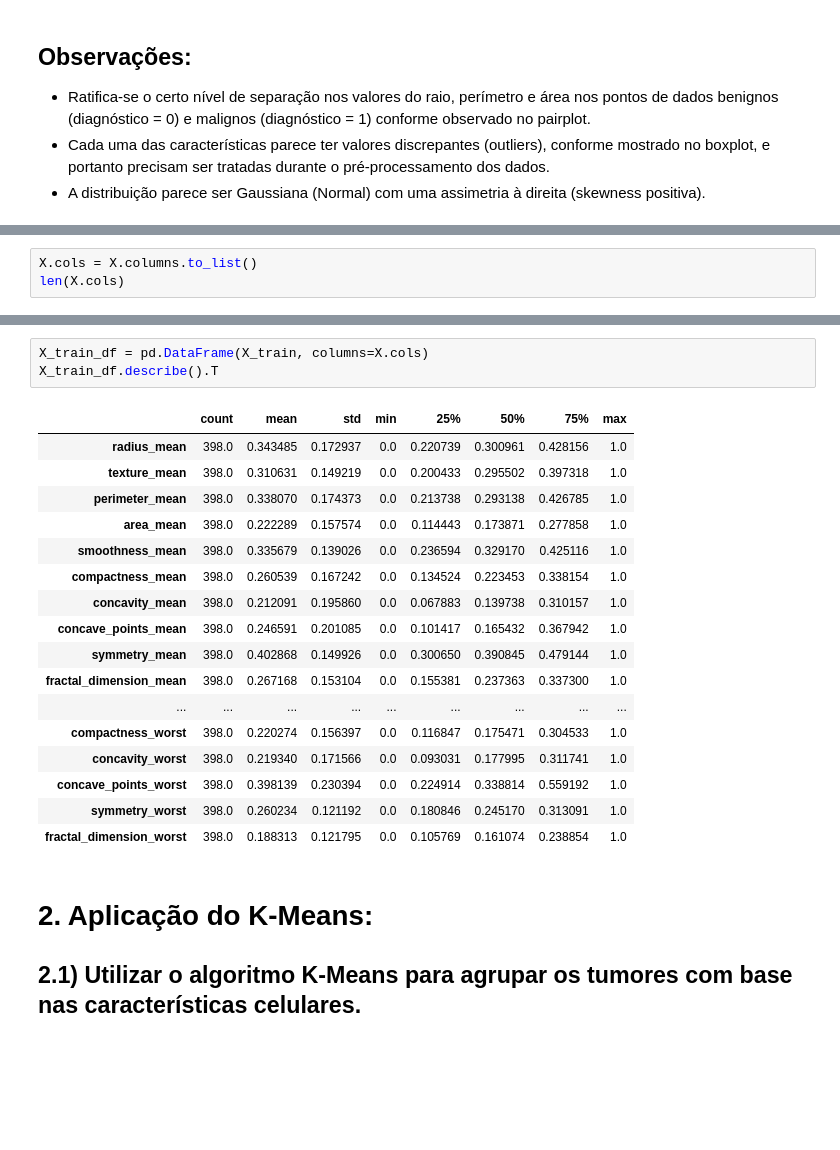
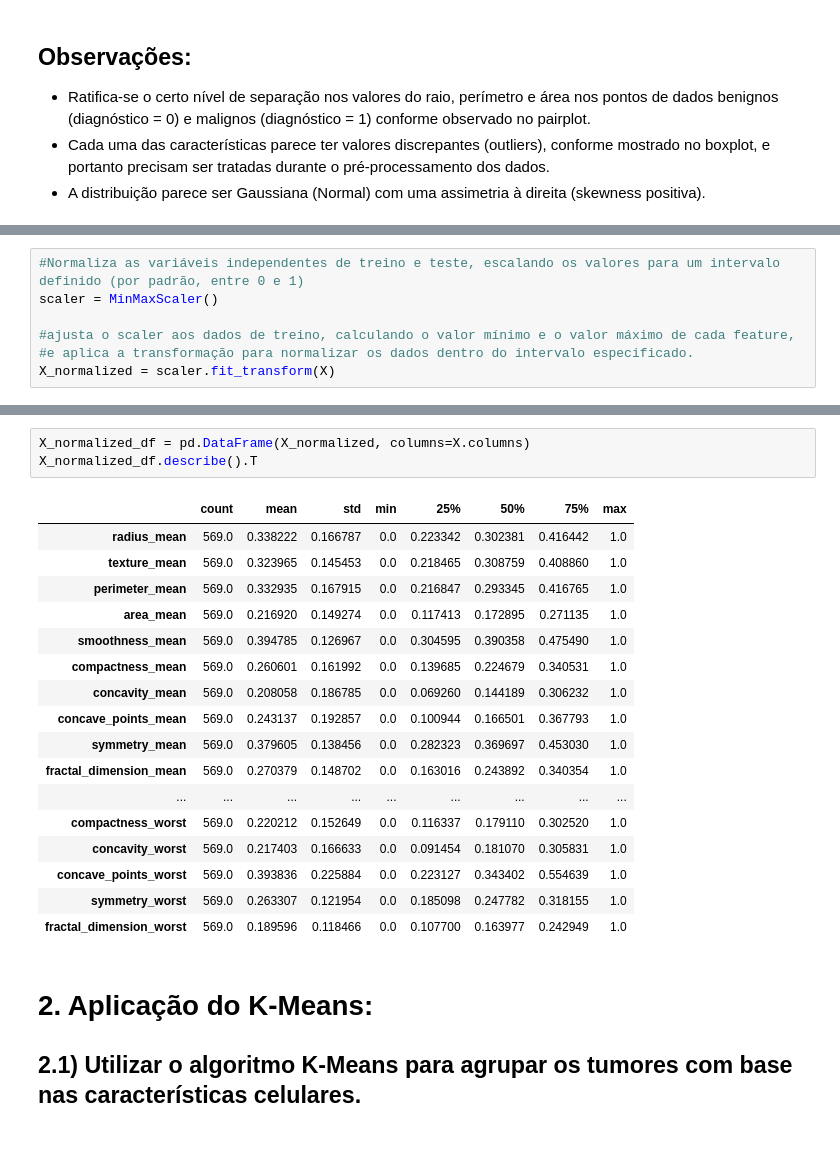
Before and after one commit to gutosantos-github/amsaude, a Jupyter notebook: 4-atividade-3/atividade_3_AM_na_saude_Augusto_Santos.ipynb, the cells around one changed output, grey strips where cells are left out. Drawn from its saved outputs; the diff is of its cells as text; blank space fills up the shorter version.

```diff
--- a/4-atividade-3/atividade_3_AM_na_saude_Augusto_Santos.ipynb
+++ b/4-atividade-3/atividade_3_AM_na_saude_Augusto_Santos.ipynb
@@ -565,3 +536,0 @@ X.shape
-# %%
-X.cols = X.columns.to_list()
-len(X.cols)
@@ -582,0 +554,7 @@ X_test=mms.transform(X_test)
+# %%
+#Normaliza as variáveis independentes de treino e teste, escalando os valores para um intervalo definido (por padrão, entre 0 e 1)
+scaler = MinMaxScaler()
+
+#ajusta o scaler aos dados de treino, calculando o valor mínimo e o valor máximo de cada feature,
+#e aplica a transformação para normalizar os dados dentro do intervalo especificado.
+X_normalized = scaler.fit_transform(X)
@@ -583,24 +579,24 @@ X_test=mms.transform(X_test)
 # %%
-X_train_df = pd.DataFrame(X_train, columns=X.cols)
-X_train_df.describe().T
+X_normalized_df = pd.DataFrame(X_normalized, columns=X.columns)
+X_normalized_df.describe().T
 # %% [output]
 |  | count | mean | std | min | 25% | 50% | 75% | max |
-| radius_mean | 398.0 | 0.343485 | 0.172937 | 0.0 | 0.220739 | 0.300961 | 0.428156 | 1.0 |
-| texture_mean | 398.0 | 0.310631 | 0.149219 | 0.0 | 0.200433 | 0.295502 | 0.397318 | 1.0 |
-| perimeter_mean | 398.0 | 0.338070 | 0.174373 | 0.0 | 0.213738 | 0.293138 | 0.426785 | 1.0 |
-| area_mean | 398.0 | 0.222289 | 0.157574 | 0.0 | 0.114443 | 0.173871 | 0.277858 | 1.0 |
-| smoothness_mean | 398.0 | 0.335679 | 0.139026 | 0.0 | 0.236594 | 0.329170 | 0.425116 | 1.0 |
-| compactness_mean | 398.0 | 0.260539 | 0.167242 | 0.0 | 0.134524 | 0.223453 | 0.338154 | 1.0 |
-| concavity_mean | 398.0 | 0.212091 | 0.195860 | 0.0 | 0.067883 | 0.139738 | 0.310157 | 1.0 |
-| concave_points_mean | 398.0 | 0.246591 | 0.201085 | 0.0 | 0.101417 | 0.165432 | 0.367942 | 1.0 |
-| symmetry_mean | 398.0 | 0.402868 | 0.149926 | 0.0 | 0.300650 | 0.390845 | 0.479144 | 1.0 |
-| fractal_dimension_mean | 398.0 | 0.267168 | 0.153104 | 0.0 | 0.155381 | 0.237363 | 0.337300 | 1.0 |
+| radius_mean | 569.0 | 0.338222 | 0.166787 | 0.0 | 0.223342 | 0.302381 | 0.416442 | 1.0 |
+| texture_mean | 569.0 | 0.323965 | 0.145453 | 0.0 | 0.218465 | 0.308759 | 0.408860 | 1.0 |
+| perimeter_mean | 569.0 | 0.332935 | 0.167915 | 0.0 | 0.216847 | 0.293345 | 0.416765 | 1.0 |
+| area_mean | 569.0 | 0.216920 | 0.149274 | 0.0 | 0.117413 | 0.172895 | 0.271135 | 1.0 |
+| smoothness_mean | 569.0 | 0.394785 | 0.126967 | 0.0 | 0.304595 | 0.390358 | 0.475490 | 1.0 |
+| compactness_mean | 569.0 | 0.260601 | 0.161992 | 0.0 | 0.139685 | 0.224679 | 0.340531 | 1.0 |
+| concavity_mean | 569.0 | 0.208058 | 0.186785 | 0.0 | 0.069260 | 0.144189 | 0.306232 | 1.0 |
+| concave_points_mean | 569.0 | 0.243137 | 0.192857 | 0.0 | 0.100944 | 0.166501 | 0.367793 | 1.0 |
+| symmetry_mean | 569.0 | 0.379605 | 0.138456 | 0.0 | 0.282323 | 0.369697 | 0.453030 | 1.0 |
+| fractal_dimension_mean | 569.0 | 0.270379 | 0.148702 | 0.0 | 0.163016 | 0.243892 | 0.340354 | 1.0 |
 | ... | ... | ... | ... | ... | ... | ... | ... | ... |
-| compactness_worst | 398.0 | 0.220274 | 0.156397 | 0.0 | 0.116847 | 0.175471 | 0.304533 | 1.0 |
-| concavity_worst | 398.0 | 0.219340 | 0.171566 | 0.0 | 0.093031 | 0.177995 | 0.311741 | 1.0 |
-| concave_points_worst | 398.0 | 0.398139 | 0.230394 | 0.0 | 0.224914 | 0.338814 | 0.559192 | 1.0 |
-| symmetry_worst | 398.0 | 0.260234 | 0.121192 | 0.0 | 0.180846 | 0.245170 | 0.313091 | 1.0 |
-| fractal_dimension_worst | 398.0 | 0.188313 | 0.121795 | 0.0 | 0.105769 | 0.161074 | 0.238854 | 1.0 |
+| compactness_worst | 569.0 | 0.220212 | 0.152649 | 0.0 | 0.116337 | 0.179110 | 0.302520 | 1.0 |
+| concavity_worst | 569.0 | 0.217403 | 0.166633 | 0.0 | 0.091454 | 0.181070 | 0.305831 | 1.0 |
+| concave_points_worst | 569.0 | 0.393836 | 0.225884 | 0.0 | 0.223127 | 0.343402 | 0.554639 | 1.0 |
+| symmetry_worst | 569.0 | 0.263307 | 0.121954 | 0.0 | 0.185098 | 0.247782 | 0.318155 | 1.0 |
+| fractal_dimension_worst | 569.0 | 0.189596 | 0.118466 | 0.0 | 0.107700 | 0.163977 | 0.242949 | 1.0 |
 # %% [markdown]
 # 2. Aplicação do K-Means:
 ## 2.1) Utilizar o algoritmo K-Means para agrupar os tumores com base nas características celulares.
```
Also changed, not shown: parts of 90 cells of this notebook.
